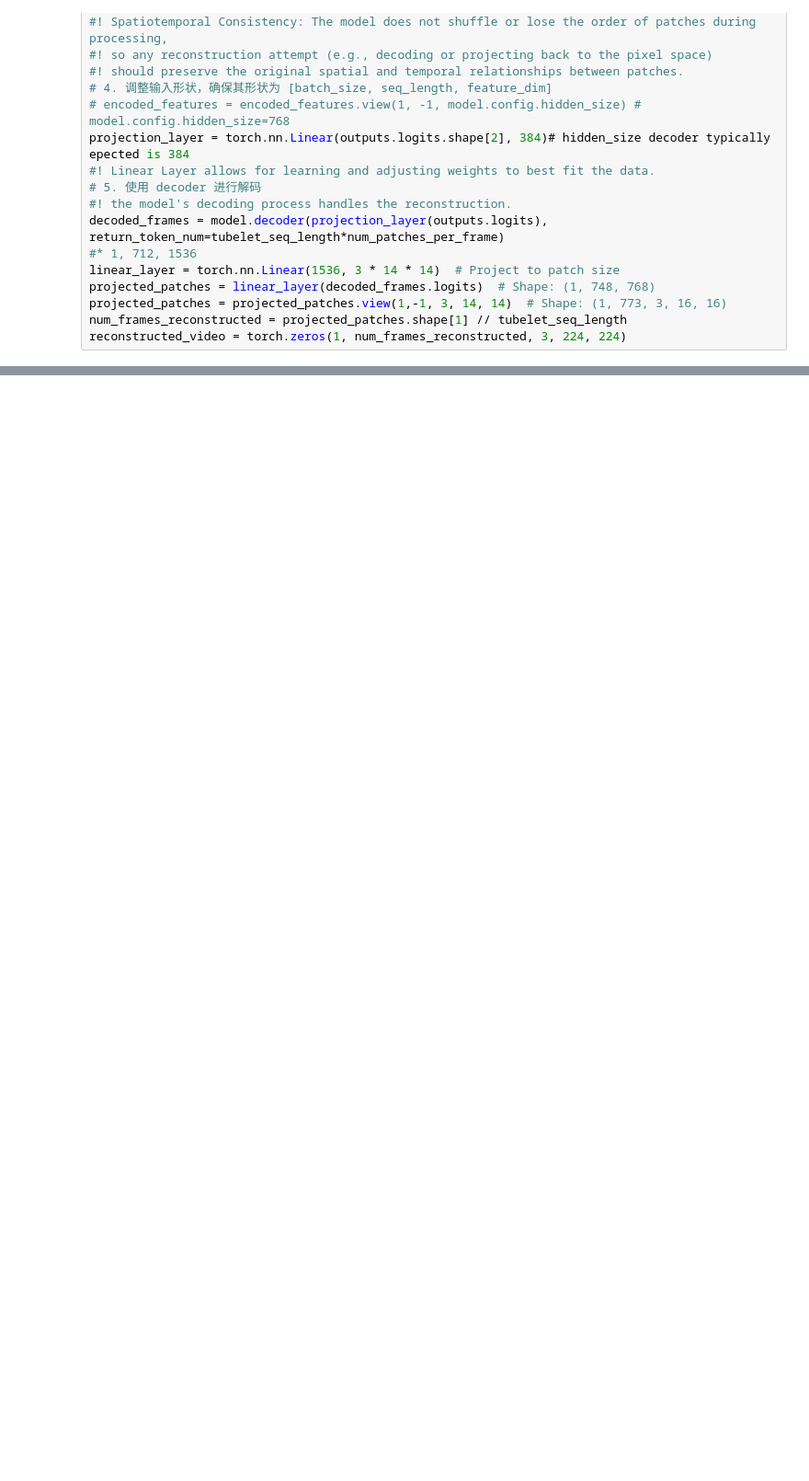
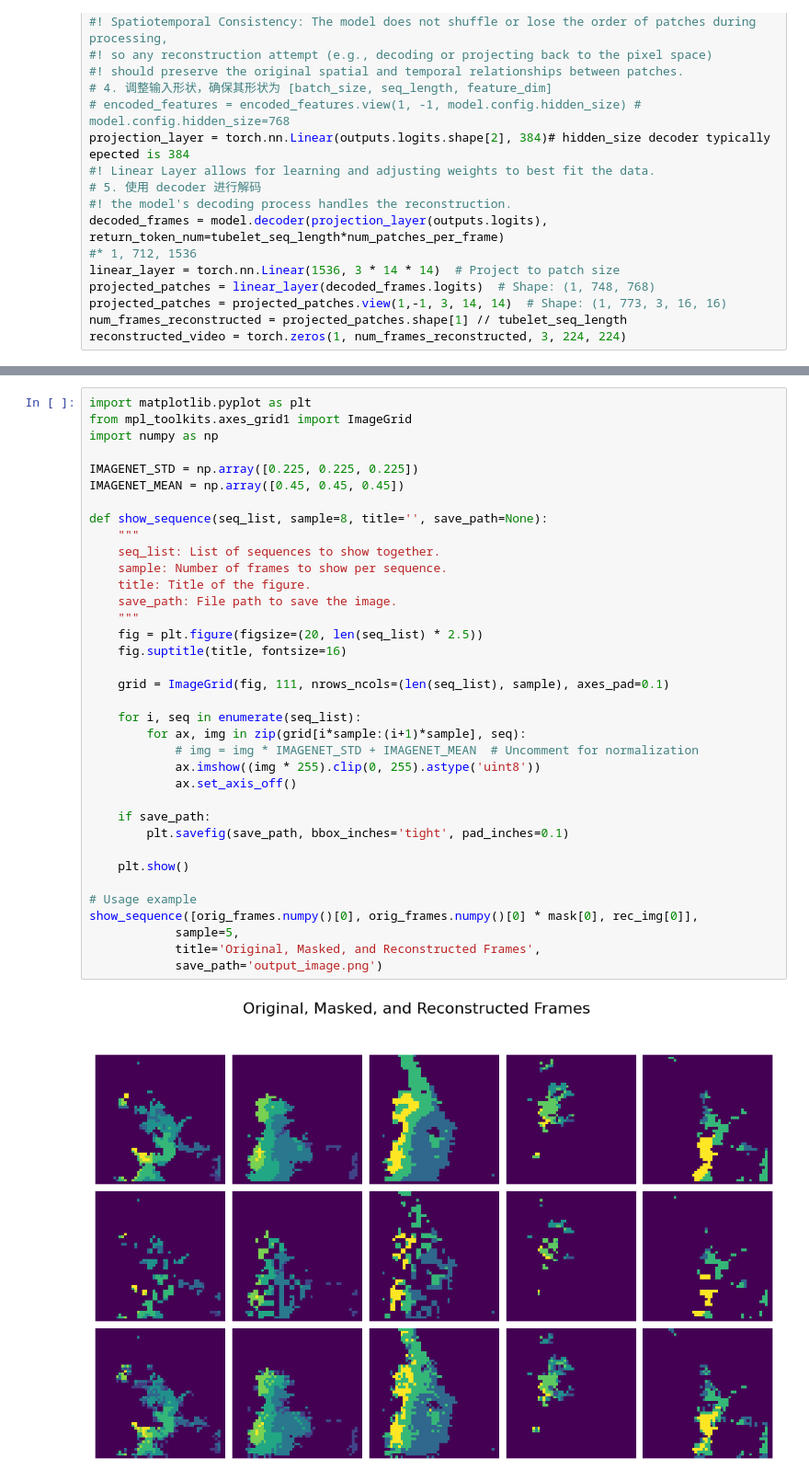
Before and after one commit to jinyuanyu/ViT2STInterp, a Jupyter notebook: VideoMAE.ipynb, the cells around one changed output, grey strips where cells are left out. Shown: that part at 92% size. Saved outputs shown, nothing was run; the diff lists cells and outputs as text; blank space fills up the shorter version.

```diff
--- a/VideoMAE.ipynb
+++ b/VideoMAE.ipynb
@@ -278,3 +395,41 @@ show_sequence(rec_img[0][::-1],sample=6)
+# %%
+import matplotlib.pyplot as plt
+from mpl_toolkits.axes_grid1 import ImageGrid
+import numpy as np
+
+IMAGENET_STD = np.array([0.225, 0.225, 0.225])
+IMAGENET_MEAN = np.array([0.45, 0.45, 0.45])
+
+def show_sequence(seq_list, sample=8, title='', save_path=None):
+    """
+    seq_list: List of sequences to show together.
+    sample: Number of frames to show per sequence.
+    title: Title of the figure.
+    save_path: File path to save the image.
+    """
+    fig = plt.figure(figsize=(20, len(seq_list) * 2.5))
+    fig.suptitle(title, fontsize=16)
+
+    grid = ImageGrid(fig, 111, nrows_ncols=(len(seq_list), sample), axes_pad=0.1)
+
+    for i, seq in enumerate(seq_list):
+        for ax, img in zip(grid[i*sample:(i+1)*sample], seq):
+            # img = img * IMAGENET_STD + IMAGENET_MEAN  # Uncomment for normalization
+            ax.imshow((img * 255).clip(0, 255).astype('uint8'))
+            ax.set_axis_off()
+
+    if save_path:
+        plt.savefig(save_path, bbox_inches='tight', pad_inches=0.1)
+
+    plt.show()
+
+# Usage example
+show_sequence([orig_frames.numpy()[0], orig_frames.numpy()[0] * mask[0], rec_img[0]],
+            sample=5,
+            title='Original, Masked, and Reconstructed Frames',
+            save_path='output_image.png')
+# %% [output]
+[figure, added]
 # %%
 import torch
 import torch.nn.functional as F
```
Also changed, not shown: parts of 9 cells of this notebook.
